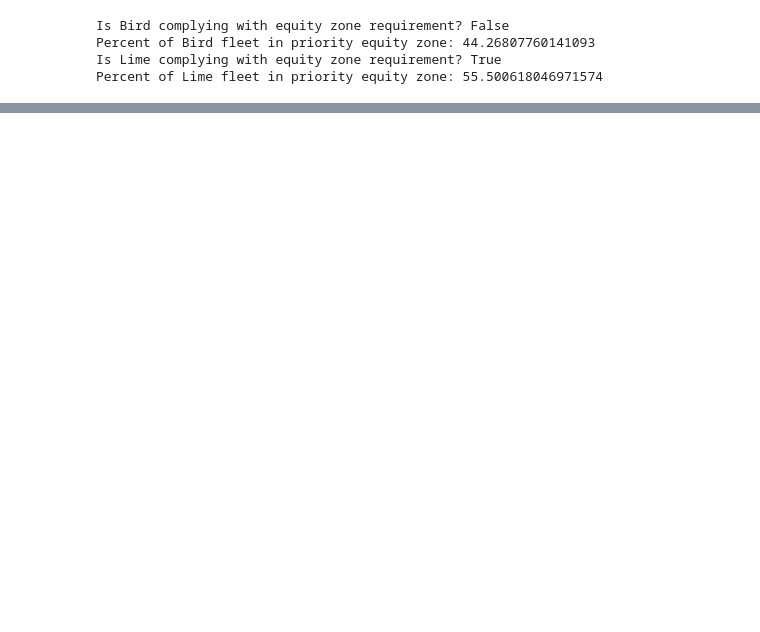
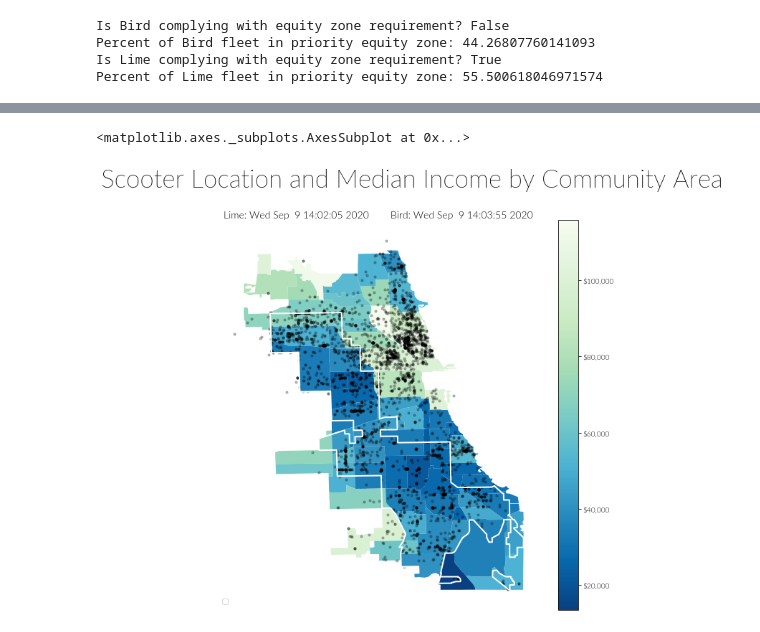
Before and after one commit to crunes/chi-scooter-20, a Jupyter notebook: notebooks/plot_static.ipynb, the cells around one changed output, grey strips where cells are left out. Cells and saved outputs as stored; diff of their text form; code cells hidden in the pictures; blank space fills up the shorter version.

Commit message:
updated plotting function

```diff
--- a/notebooks/plot_static.ipynb
+++ b/notebooks/plot_static.ipynb
@@ -199,39 +189,3 @@ def build_gdf_list(df_dict):
         gdfs.append((provider, current['geo_df']))
 
     return gdfs
-# %%
-def map_static(df_dict, ax):
-    '''
-    Converts lat/lon to Point and plots Points on a map
-
-    Inputs:
-    - gdfs (list): a list with pandas GeoDataFrames, color of markers, and time
-    - ax (axis object): axis to plot on
-
-    Outputs: an axis object
-    '''
-    # Plot base layer of community areas
-    ca_boundaries.plot(facecolor="lightgrey", edgecolor="white", ax=ax)
-
-    gdfs = build_gdf_list(df_dict)
-    for provider, gdf in gdfs:
-        gdf.plot(ax=ax, color=df_dict[provider]['color'], alpha=0.5, markersize=10)
-
-    # Format map
-    ax.axis('off')
-    axis_title = 'Lime: ' + df_dict['lime']['str_time'] + '        Bird: ' + df_dict['bird']['str_time']
-    fig.suptitle('Location of Lime and Bird scooters', fontname='Lato', fontsize=35)
-    ax.set_title(axis_title, fontdict={'fontsize':'14', 'fontweight':'1', 'fontname': 'Lato'})
-
-    lime_patch = mpatches.Patch(color='gold', label='Lime')
-    bird_patch = mpatches.Patch(color='steelblue', label='Bird')
-    plt.legend(handles=[lime_patch, bird_patch], loc='lower left', prop={'family': 'Lato'})
-
-    #ax.annotate('Source: TK',
-            #xy=(0.1, .08),
-            #xycoords='figure fraction',
-            #horizontalalignment='left',
-            #verticalalignment='top',
-            #fontsize=12, color='#555555')
-
-    fig.savefig('../images/locations.png')
@@ -309,0 +345,8 @@ Percent of Lime fleet in priority equity zone: 55.500618046971574
+# %%
+fig, test_ax = plt.subplots(1, figsize=(10, 10))
+
+map_static(df_dict, test_ax, socioecon=True)
+equity_area.plot(facecolor="none", edgecolor="white", linewidth=2, ax=test_ax)
+# %% [output]
+<matplotlib.axes._subplots.AxesSubplot at 0x...>
+[figure, added]
```
Also changed, not shown: parts of 11 cells of this notebook.
